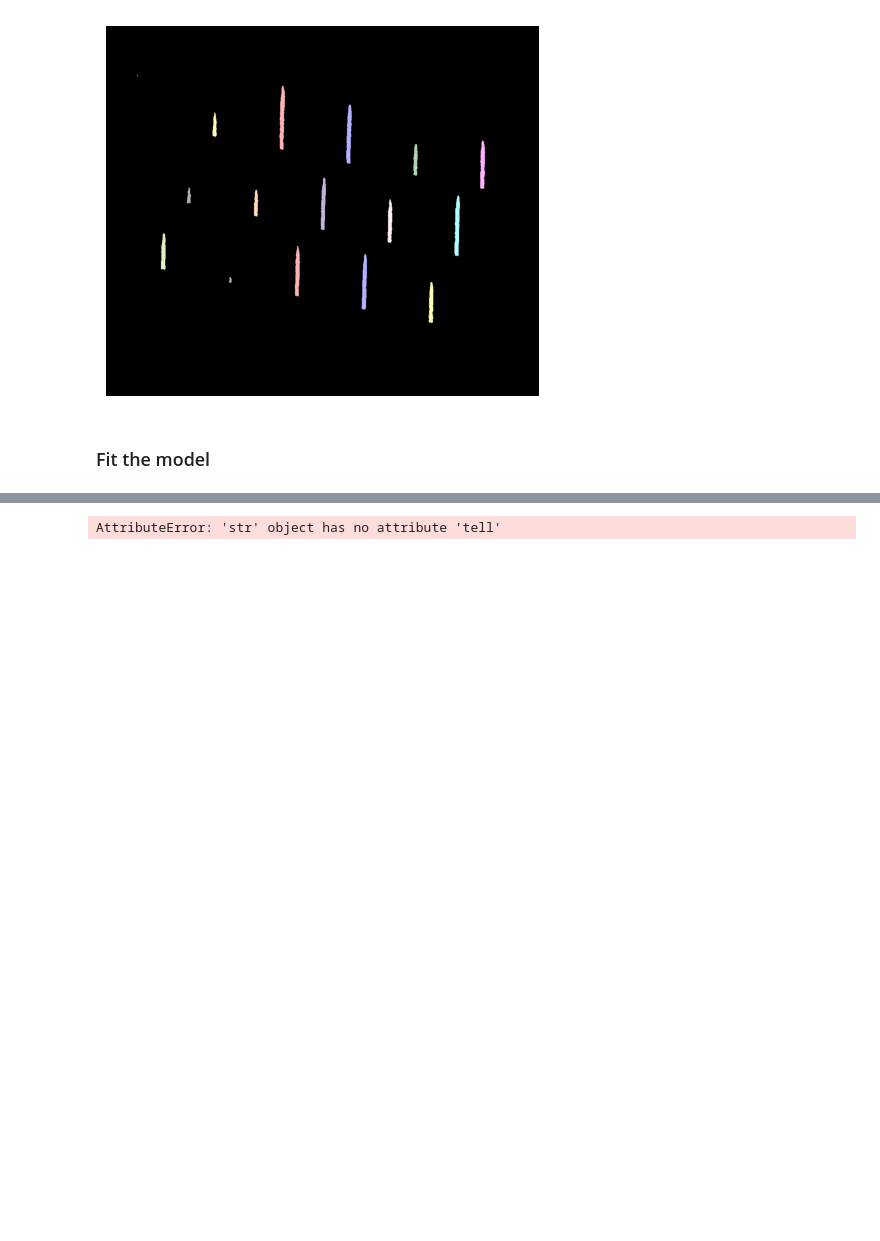
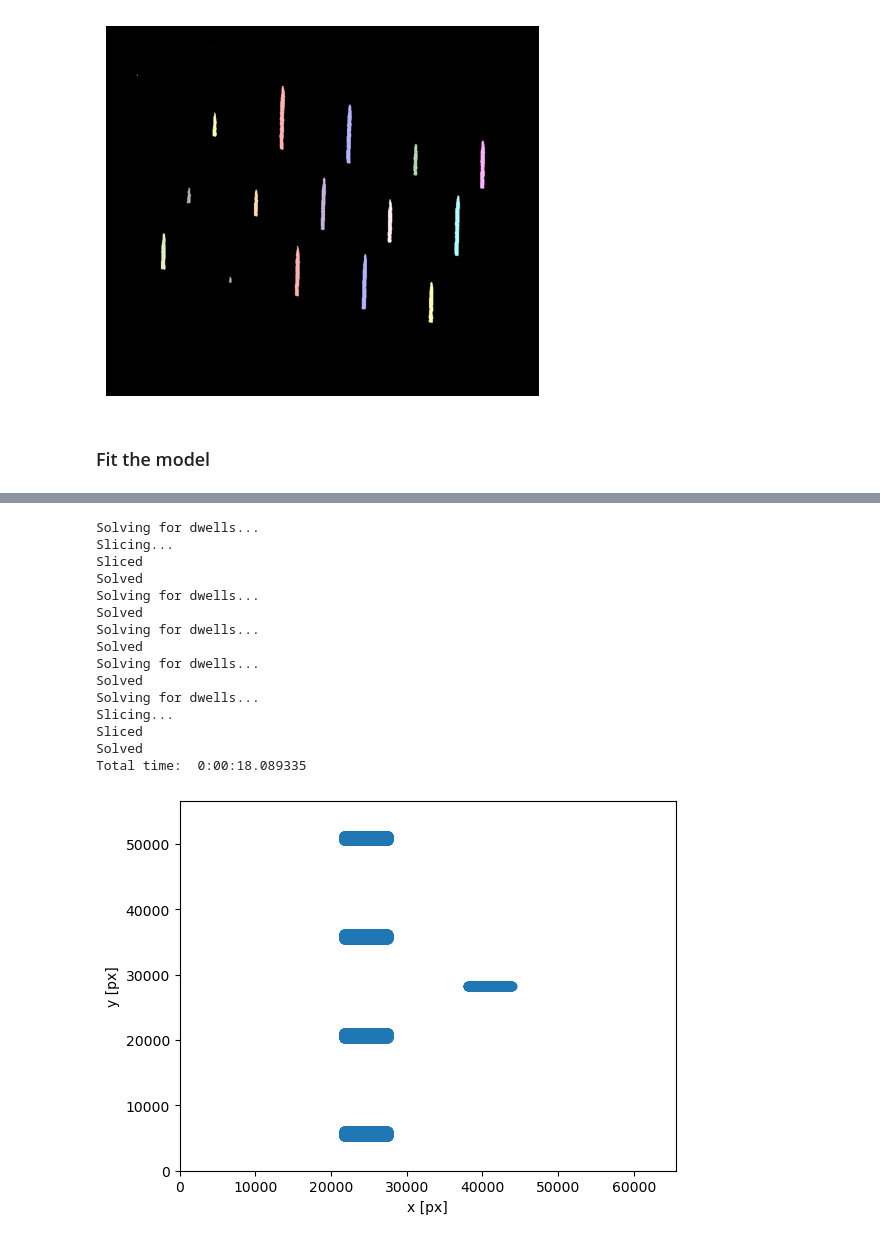
Before and after one commit to Skoricius/f3ast, a Jupyter notebook: examples/calibration.ipynb, the cells around one changed output, grey strips where cells are left out. Saved outputs shown, nothing was run; the diff lists cells and outputs as text; code cells hidden in the pictures; blank space fills up the shorter version.

```diff
--- a/examples/calibration.ipynb
+++ b/examples/calibration.ipynb
@@ -105,17 +109,34 @@ k:  1.1360991784447396
 import f3ast
 import f3ast.calibration
 # %%
-# check that correct SEM settings are loaded, or define manually
+# check that correct SEM settings are loaded, or define manually (see above)
 settings = f3ast.load_settings()
 
+# create model with GR0 fitted above
 #model = f3ast.RRLModel(struct=None, gr=popt[0], sigma=None)
 model = f3ast.RRLModel(struct=None, gr=1., sigma=None)
 sigma_list = [3, 4, 5, 6]
 file_path = "sigma_calib"
 
-sigma_strm = f3ast.get_sigma_structures(model, sigma_list)
+# create sigma structures, and save calibration stream
+sigma_strm = f3ast.get_sigma_structures(model, sigma_list, settings)
 sigma_strm.print_time()
-
 sigma_strm.write(f3ast.create_safe_savename(file_path))
+sigma_strm.show_on_screen()
 # %% [output]
-AttributeError: 'str' object has no attribute 'tell'
+Solving for dwells...
+Slicing...
+Sliced
+Solved
+Solving for dwells...
+Solved
+Solving for dwells...
+Solved
+Solving for dwells...
+Solved
+Solving for dwells...
+Slicing...
+Sliced
+Solved
+Total time:  0:00:18.089335
+[figure, added]
```
Also changed, not shown: parts of 11 cells of this notebook, 3 other files.
